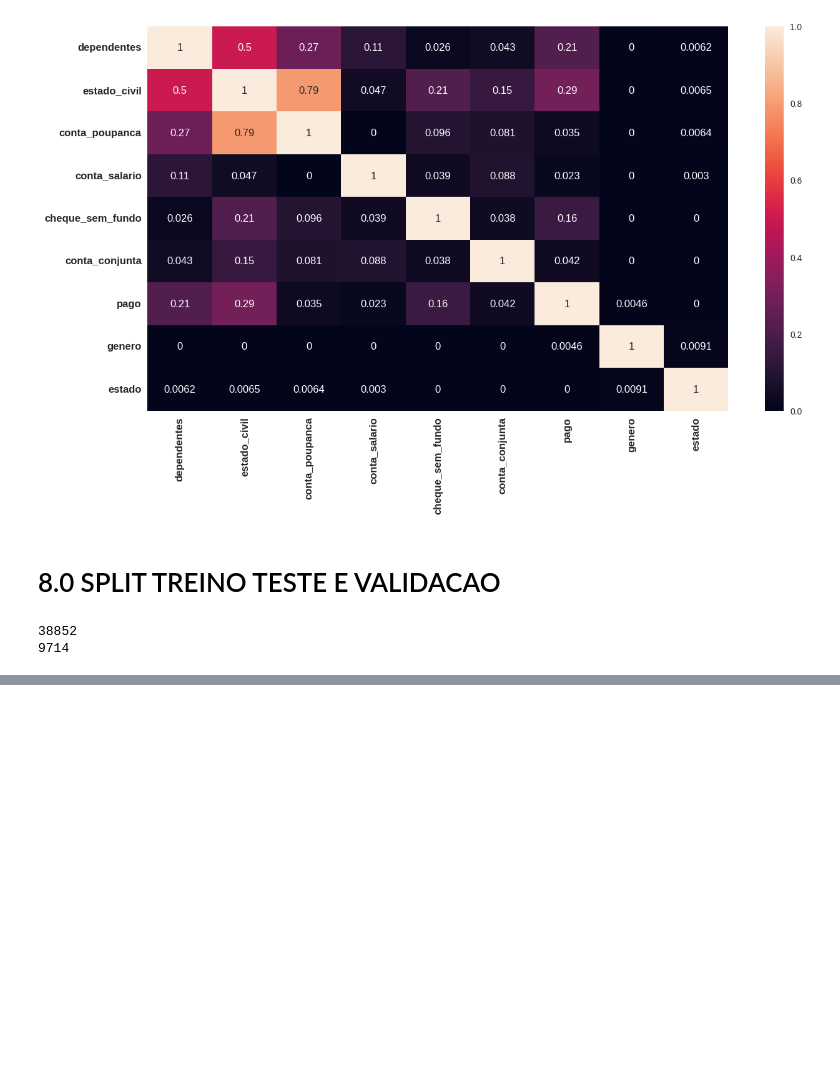
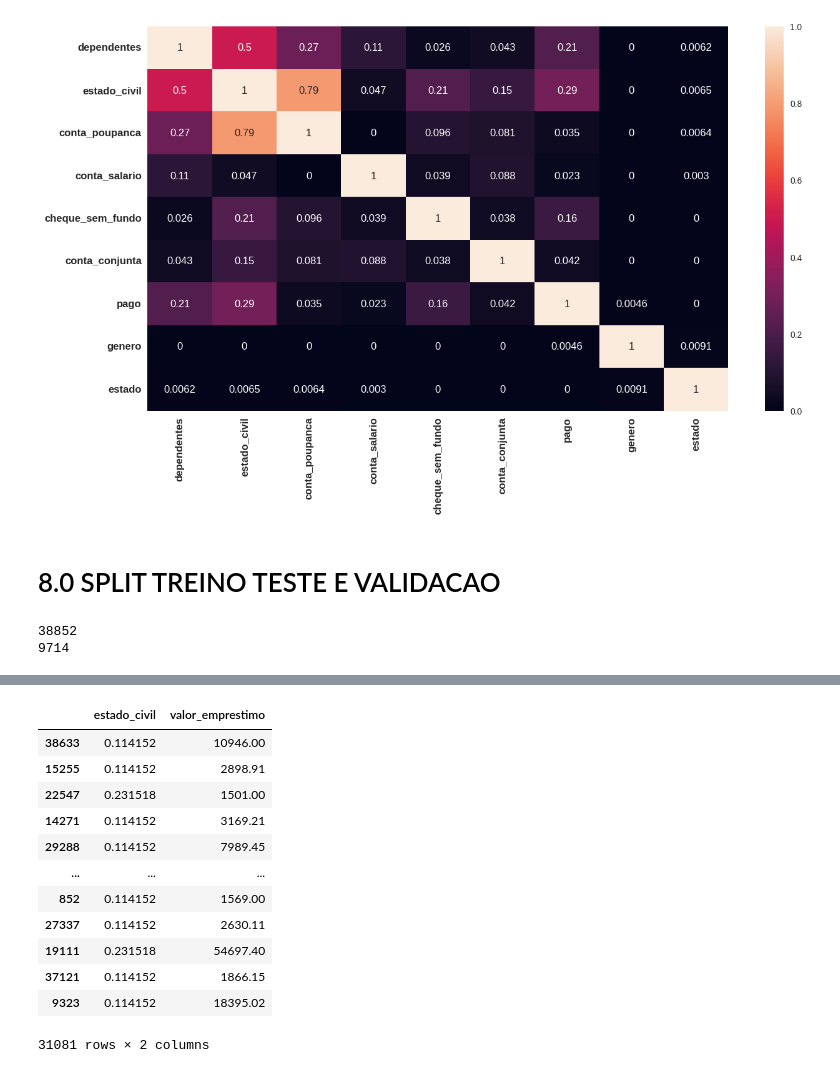
Before and after one commit to douglasaturnino/ml-shap, a Jupyter notebook: notebook/shap_model.ipynb, the cells around one changed output, grey strips where cells are left out. Drawn from its saved outputs; the diff is of its cells as text; code cells hidden in the pictures; blank space fills up the shorter version.

```diff
--- a/notebook/shap_model.ipynb
+++ b/notebook/shap_model.ipynb
@@ -856,0 +1189,6 @@ test_set.to_csv(config['data']['test_path'], index=False)
+# %%
+df9 = pd.read_csv(config['data']['train_path']).drop(['id','multa', 'juros', 'valor_emprestimo_atualizado', 'juros_porcentagem'], axis='columns').copy()
+
+columns_select = ['dependentes', 'estado_civil', 'idade', 'conta_conjunta', 'cheque_sem_fundo', 'valor_emprestimo', 'pago']
+
+df9_lr = df9[columns_select].copy()
@@ -856,0 +1301,20 @@ test_set.to_csv(config['data']['test_path'], index=False)
+# %%
+kf = StratifiedKFold(n_splits=5, shuffle=True, random_state=config['split']['seed'])
+
+estimator = DecisionTreeClassifier(class_weight='balanced', random_state=config['split']['seed'], max_depth=5)
+rfa = RecursiveFeatureAddition(estimator, scoring='roc_auc', cv=kf, threshold=0.05, confirm_variables=False)
+rfa.fit_transform(x_train,y_train)
+# %% [output]
+|  | estado_civil | valor_emprestimo |
+| 38633 | 0.114152 | 10946.00 |
+| 15255 | 0.114152 | 2898.91 |
+| 22547 | 0.231518 | 1501.00 |
+| 14271 | 0.114152 | 3169.21 |
+| 29288 | 0.114152 | 7989.45 |
+| ... | ... | ... |
+| 852 | 0.114152 | 1569.00 |
+| 27337 | 0.114152 | 2630.11 |
+| 19111 | 0.231518 | 54697.40 |
+| 37121 | 0.114152 | 1866.15 |
+| 9323 | 0.114152 | 18395.02 |
+31081 rows × 2 columns
```
Also changed, not shown: parts of 35 cells of this notebook.
